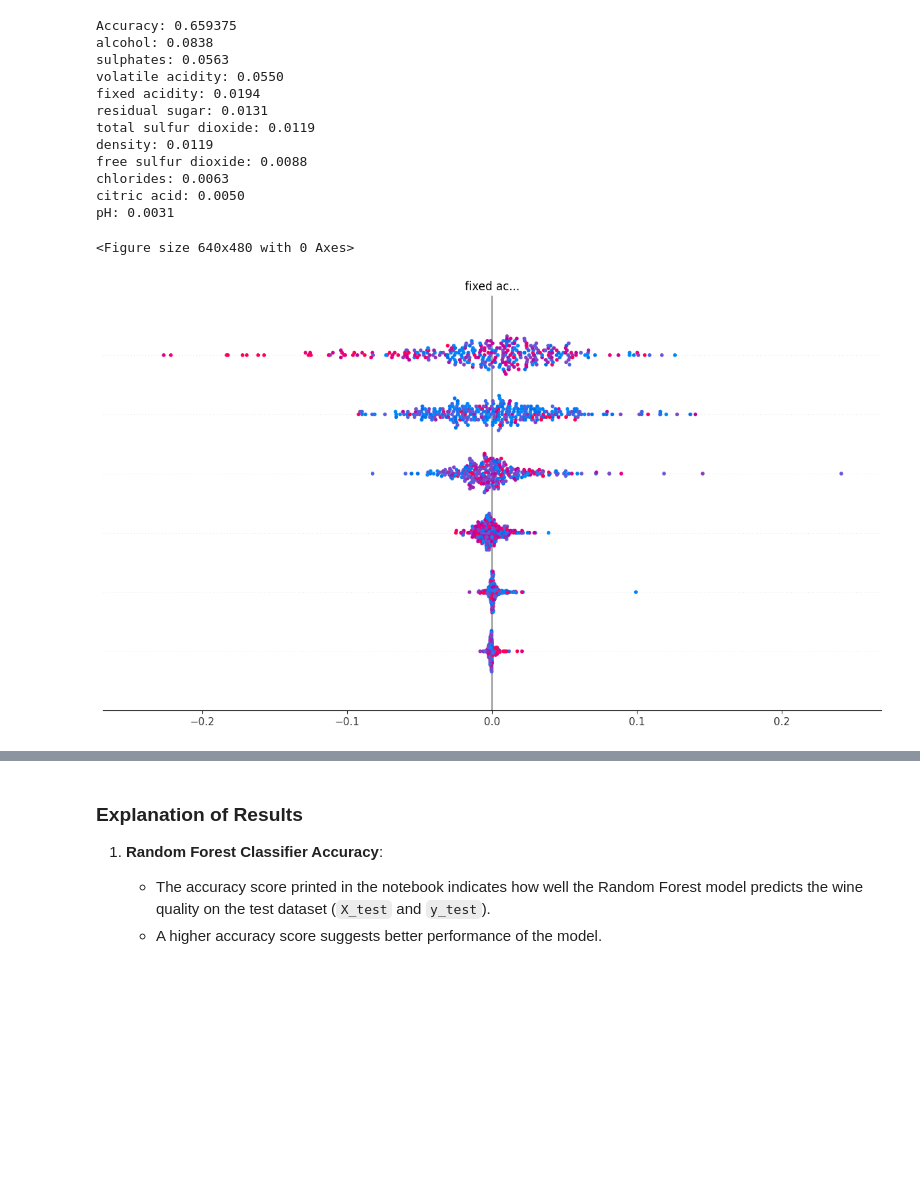
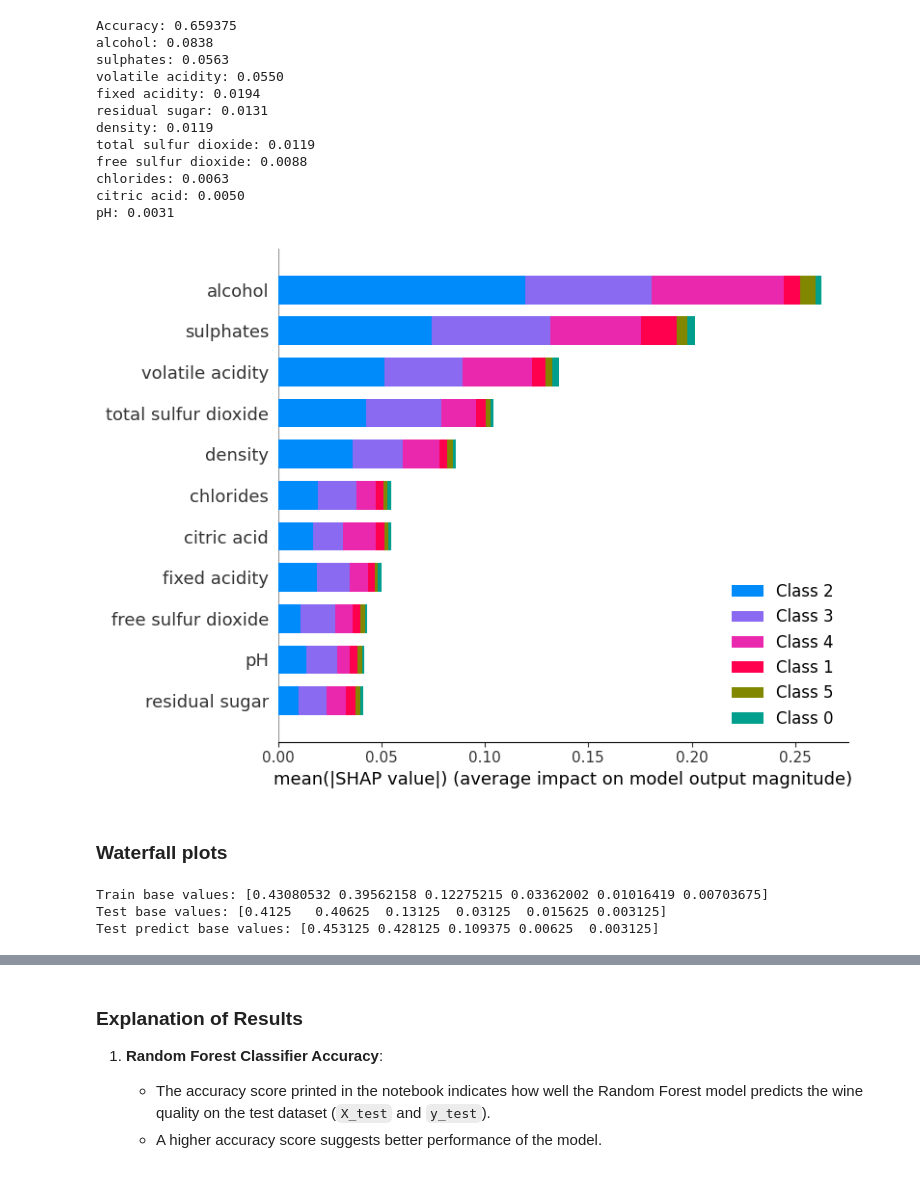
Before and after one commit to DataScienceLabFHSWF/XAI_course, a Jupyter notebook: XAI_Exercises/solutions/Exercise1.ipynb, the cells around one changed output, grey strips where cells are left out. Saved outputs shown, nothing was run; the diff lists cells and outputs as text; code cells hidden in the pictures; blank space fills up the shorter version.

Commit message:
Updated/expanded solutions for first two exercises

```diff
--- a/XAI_Exercises/solutions/Exercise1.ipynb
+++ b/XAI_Exercises/solutions/Exercise1.ipynb
@@ -8,15 +34,9 @@ import shap
 # %%
-# Exercise 1: Basic Feature Importance
-
-# Step 1: Load dataset and train Random Forest
-
-# Load the dataset
-url = "https://archive.ics.uci.edu/ml/machine-learning-databases/wine-quality/winequality-red.csv"
-data = pd.read_csv(url, sep=";")
-
 # Split data into features and target
 X = data.drop("quality", axis=1)
 y = data["quality"]
+
+feature_names = list(X.columns)
 
 # Split into train and test sets
 X_train, X_test, y_train, y_test = train_test_split(X, y, test_size=0.2, random_state=42)
@@ -27,34 +47,50 @@ rf_model.fit(X_train, y_train)
 
 # Evaluate the model
 y_pred = rf_model.predict(X_test)
 print("Accuracy:", accuracy_score(y_test, y_pred))
 
 # Step 2: Calculate permutation importance
 
 perm_importance = permutation_importance(rf_model, X_test, y_test, random_state=42)
 for i in perm_importance.importances_mean.argsort()[::-1]:
     print(f"{X.columns[i]}: {perm_importance.importances_mean[i]:.4f}")
 
 # Step 3: Create SHAP summary plot and interpret the results
 
 # Create SHAP explainer and calculate SHAP values
 explainer = shap.TreeExplainer(rf_model)
-shap_values = explainer.shap_values(X_test)
+# explainer = shap.Explainer(rf_model)
+shap_values = explainer(X_test)
 
 # Plot SHAP summary
 shap.summary_plot(shap_values, X_test)
 # %% [output]
 Accuracy: 0.659375
 alcohol: 0.0838
 sulphates: 0.0563
 volatile acidity: 0.0550
 fixed acidity: 0.0194
 residual sugar: 0.0131
+density: 0.0119
 total sulfur dioxide: 0.0119
-density: 0.0119
 free sulfur dioxide: 0.0088
 chlorides: 0.0063
 citric acid: 0.0050
 pH: 0.0031
-<Figure size 640x480 with 0 Axes>
-[figure, old version]
+[figure, new version]
+# %% [markdown]
+### Waterfall plots
+# %%
+shap_base_values_train = np.array(list(y_train.value_counts()))/len(y_train)
+
+shap_base_values_test = np.array(list(y_test.value_counts()))/len(y_test)
+
+shap_base_values_test_predict = np.array(list(pd.DataFrame(y_pred, columns=["y_pred"]).value_counts()))/len(y_pred)
+
+print(f"Train base values: {shap_base_values_train}")
+print(f"Test base values: {shap_base_values_test}")
+print(f"Test predict base values: {shap_base_values_test_predict}")
+# %% [output]
+Train base values: [0.43080532 0.39562158 0.12275215 0.03362002 0.01016419 0.00703675]
+Test base values: [0.4125   0.40625  0.13125  0.03125  0.015625 0.003125]
+Test predict base values: [0.453125 0.428125 0.109375 0.00625  0.003125]
```
Also changed, not shown: parts of 7 cells of this notebook, 2 other files.
